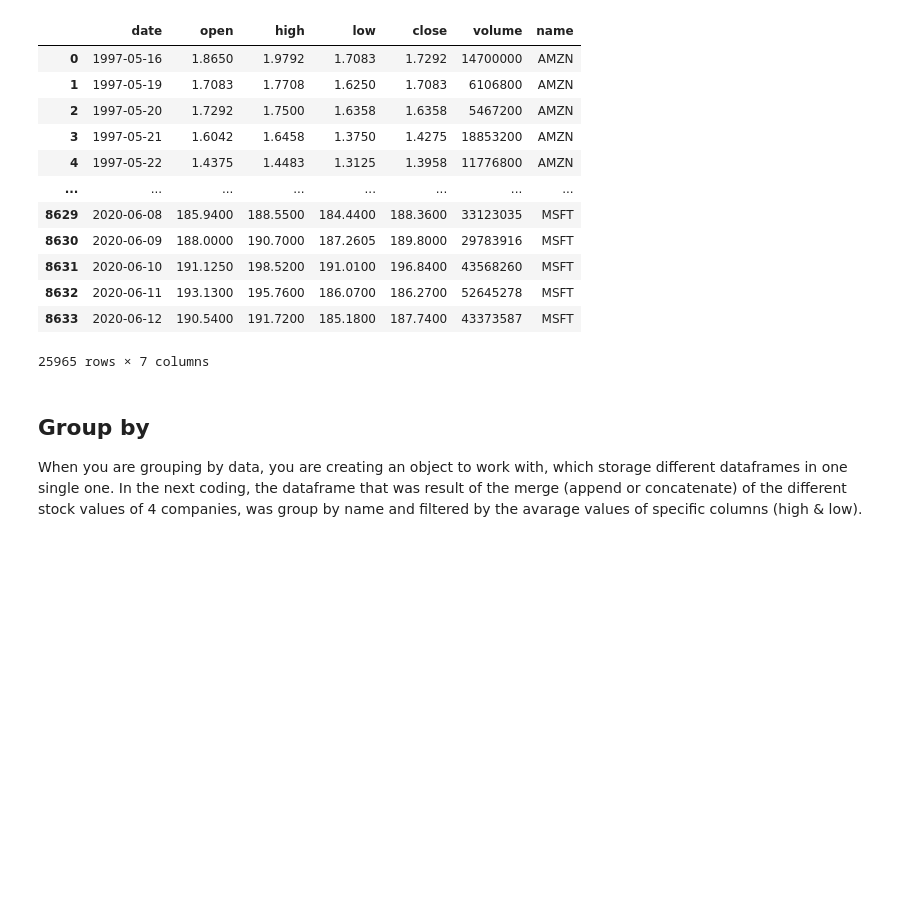
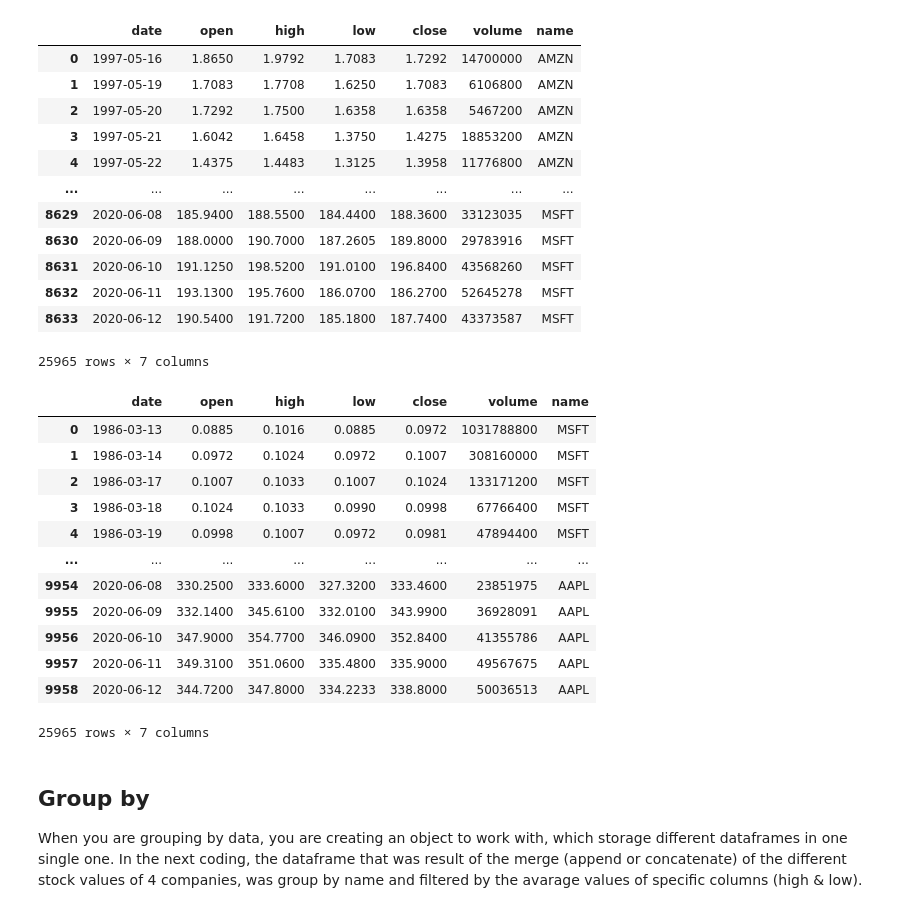
Before and after one commit to crisbpadilla/DataScience-M2M-course-Datatalent, a Jupyter notebook: PandasExcercises.ipynb, the cells around one changed output. Drawn from its saved outputs; the diff is of its cells as text; code cells hidden in the pictures; blank space fills up the shorter version.

```diff
--- a/PandasExcercises.ipynb
+++ b/PandasExcercises.ipynb
@@ -174,6 +174,35 @@ df2
 | 8632 | 2020-06-11 | 193.1300 | 195.7600 | 186.0700 | 186.2700 | 52645278 | MSFT |
 | 8633 | 2020-06-12 | 190.5400 | 191.7200 | 185.1800 | 187.7400 | 43373587 | MSFT |
 25965 rows × 7 columns
+# %%
+# to open the files and merged them also is posible using a for loop as :
+import pandas as pd
+#create a list with the archives that will be opened
+stock_files=['AAPL','AMZN','GOOG','MSFT']
+
+#create an empty dataframe
+df=pd.DataFrame([])
+for files in stock_files:
+  stock_data=pd.read_csv(f'{files}.csv')
+  stock_data['name']=files
+  df=pd.concat([stock_data,df])
+
+
+df
+# %% [output]
+|  | date | open | high | low | close | volume | name |
+| 0 | 1986-03-13 | 0.0885 | 0.1016 | 0.0885 | 0.0972 | 1031788800 | MSFT |
+| 1 | 1986-03-14 | 0.0972 | 0.1024 | 0.0972 | 0.1007 | 308160000 | MSFT |
+| 2 | 1986-03-17 | 0.1007 | 0.1033 | 0.1007 | 0.1024 | 133171200 | MSFT |
+| 3 | 1986-03-18 | 0.1024 | 0.1033 | 0.0990 | 0.0998 | 67766400 | MSFT |
+| 4 | 1986-03-19 | 0.0998 | 0.1007 | 0.0972 | 0.0981 | 47894400 | MSFT |
+| ... | ... | ... | ... | ... | ... | ... | ... |
+| 9954 | 2020-06-08 | 330.2500 | 333.6000 | 327.3200 | 333.4600 | 23851975 | AAPL |
+| 9955 | 2020-06-09 | 332.1400 | 345.6100 | 332.0100 | 343.9900 | 36928091 | AAPL |
+| 9956 | 2020-06-10 | 347.9000 | 354.7700 | 346.0900 | 352.8400 | 41355786 | AAPL |
+| 9957 | 2020-06-11 | 349.3100 | 351.0600 | 335.4800 | 335.9000 | 49567675 | AAPL |
+| 9958 | 2020-06-12 | 344.7200 | 347.8000 | 334.2233 | 338.8000 | 50036513 | AAPL |
+25965 rows × 7 columns
 # %% [markdown]
 ## Group by
 
```
Also changed, not shown: parts of 1 cell of this notebook.
